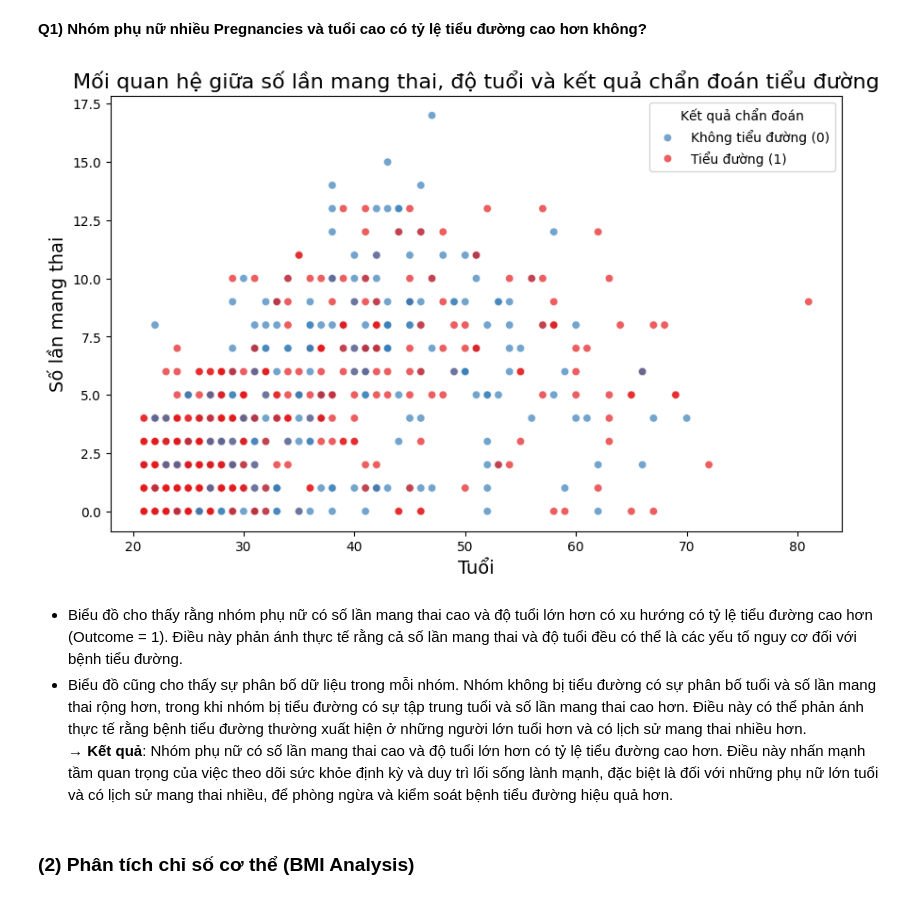
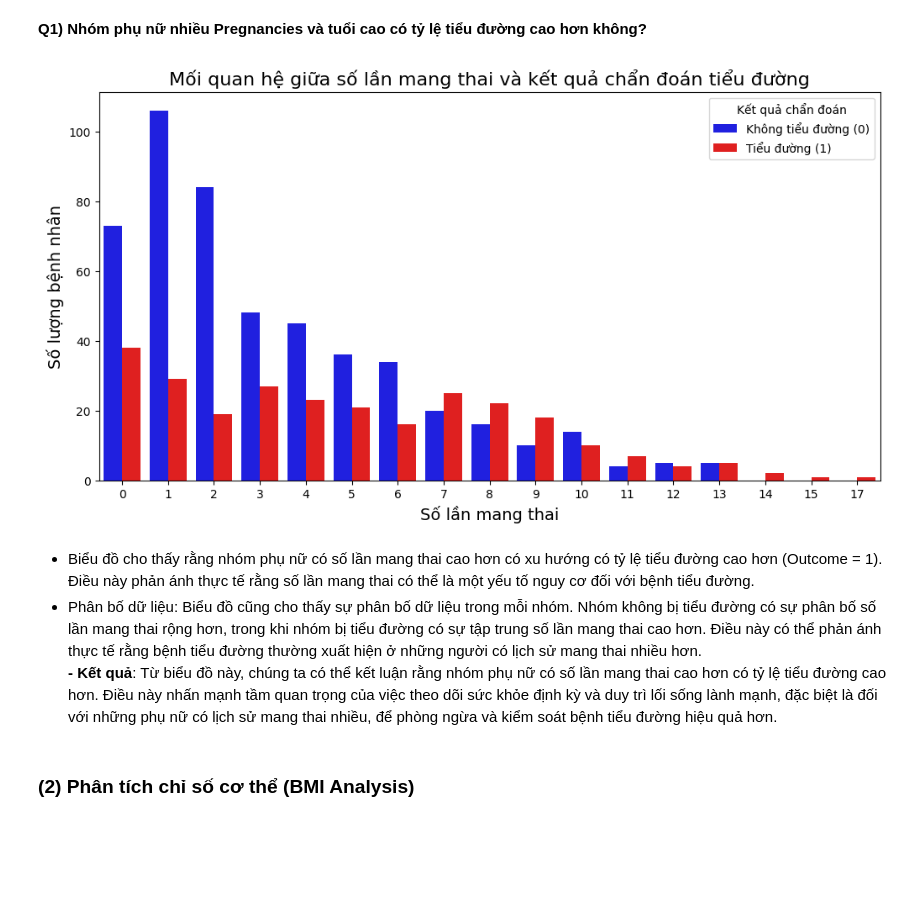
Before and after one commit to Mint0511/PTDL-25-26, a Jupyter notebook: code_ngan_(1-2).ipynb, the cells around one changed output. Saved outputs shown, nothing was run; the diff lists cells and outputs as text; code cells hidden in the pictures; blank space fills up the shorter version.

```diff
--- a/code_ngan_(1-2).ipynb
+++ b/code_ngan_(1-2).ipynb
@@ -523,20 +523,20 @@ plt.show()
 # %% [markdown]
 **Q1) Nhóm phụ nữ nhiều Pregnancies và tuổi cao có tỷ lệ tiểu đường cao hơn không?**
 # %%
-# Biểu đồ scatter plot thể hiện mối quan hệ giữa số lần mang thai, độ tuổi và kết quả chẩn đoán tiểu đường (Outcome).
-plt.figure(figsize=(10, 6))
-sns.scatterplot(x='Age', y='Pregnancies', hue='Outcome', data=df1, palette='Set1', alpha=0.7)
-plt.title('Mối quan hệ giữa số lần mang thai, độ tuổi và kết quả chẩn đoán tiểu đường', fontsize=16)
-plt.xlabel('Tuổi', fontsize=14)
-plt.ylabel('Số lần mang thai', fontsize=14)
+# biểu đồ group bar plot thể hiện mối quan hệ giữa số lần mang thai và kết quả chẩn đoán tiểu đường (Outcome).
+plt.figure(figsize=(12,6))
+sns.countplot(x='Pregnancies', hue='Outcome', data=df1, palette={0: 'blue', 1: 'red'})
+plt.title('Mối quan hệ giữa số lần mang thai và kết quả chẩn đoán tiểu đường', fontsize=16)
+plt.xlabel('Số lần mang thai', fontsize=14)
+plt.ylabel('Số lượng bệnh nhân', fontsize=14)
 plt.legend(title='Kết quả chẩn đoán', labels=['Không tiểu đường (0)', 'Tiểu đường (1)'])
 plt.show()
 # %% [output]
-[figure, old version]
+[figure, new version]
 # %% [markdown]
-- Biểu đồ cho thấy rằng nhóm phụ nữ có số lần mang thai cao và độ tuổi lớn hơn có xu hướng có tỷ lệ tiểu đường cao hơn (Outcome = 1). Điều này phản ánh thực tế rằng cả số lần mang thai và độ tuổi đều có thể là các yếu tố nguy cơ đối với bệnh tiểu đường.
-- Biểu đồ cũng cho thấy sự phân bố dữ liệu trong mỗi nhóm. Nhóm không bị tiểu đường có sự phân bố tuổi và số lần mang thai rộng hơn, trong khi nhóm bị tiểu đường có sự tập trung tuổi và số lần mang thai cao hơn. Điều này có thể phản ánh thực tế rằng bệnh tiểu đường thường xuất hiện ở những người lớn tuổi hơn và có lịch sử mang thai nhiều hơn.
-→ **Kết quả**: Nhóm phụ nữ có số lần mang thai cao và độ tuổi lớn hơn có tỷ lệ tiểu đường cao hơn. Điều này nhấn mạnh tầm quan trọng của việc theo dõi sức khỏe định kỳ và duy trì lối sống lành mạnh, đặc biệt là đối với những phụ nữ lớn tuổi và có lịch sử mang thai nhiều, để phòng ngừa và kiểm soát bệnh tiểu đường hiệu quả hơn.
+- Biểu đồ cho thấy rằng nhóm phụ nữ có số lần mang thai cao hơn có xu hướng có tỷ lệ tiểu đường cao hơn (Outcome = 1). Điều này phản ánh thực tế rằng số lần mang thai có thể là một yếu tố nguy cơ đối với bệnh tiểu đường.
+- Phân bố dữ liệu: Biểu đồ cũng cho thấy sự phân bố dữ liệu trong mỗi nhóm. Nhóm không bị tiểu đường có sự phân bố số lần mang thai rộng hơn, trong khi nhóm bị tiểu đường có sự tập trung số lần mang thai cao hơn. Điều này có thể phản ánh thực tế rằng bệnh tiểu đường thường xuất hiện ở những người có lịch sử mang thai nhiều hơn.
+**- Kết quả**: Từ biểu đồ này, chúng ta có thể kết luận rằng nhóm phụ nữ có số lần mang thai cao hơn có tỷ lệ tiểu đường cao hơn. Điều này nhấn mạnh tầm quan trọng của việc theo dõi sức khỏe định kỳ và duy trì lối sống lành mạnh, đặc biệt là đối với những phụ nữ có lịch sử mang thai nhiều, để phòng ngừa và kiểm soát bệnh tiểu đường hiệu quả hơn.
 # %% [markdown]
 ### **(2) Phân tích chỉ số cơ thể (BMI Analysis)**
 # %% [markdown]
```
Also changed, not shown: parts of 7 cells of this notebook.
